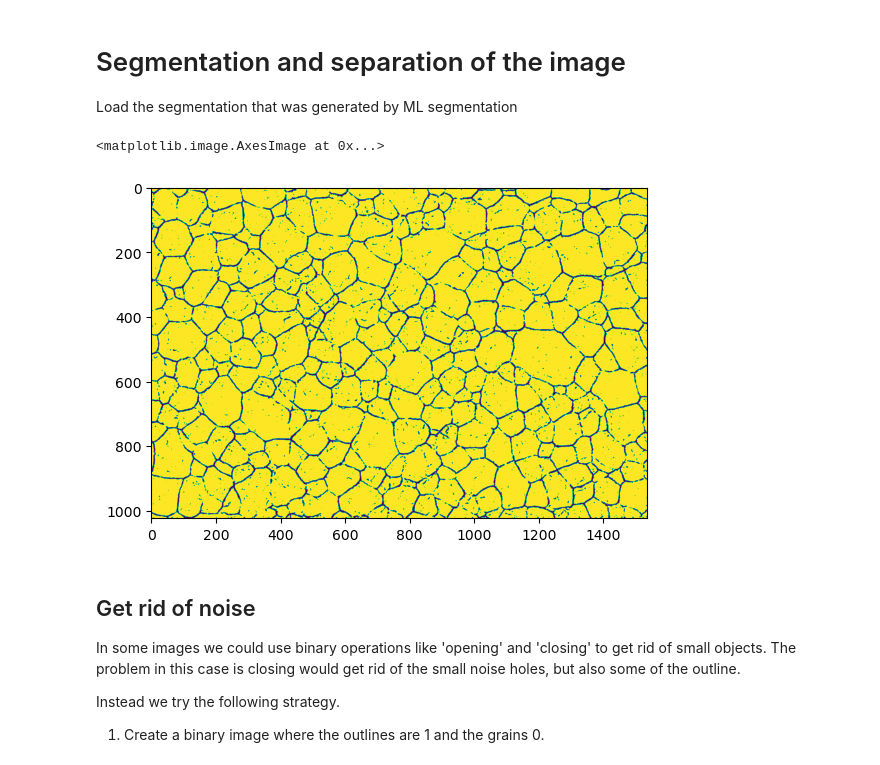
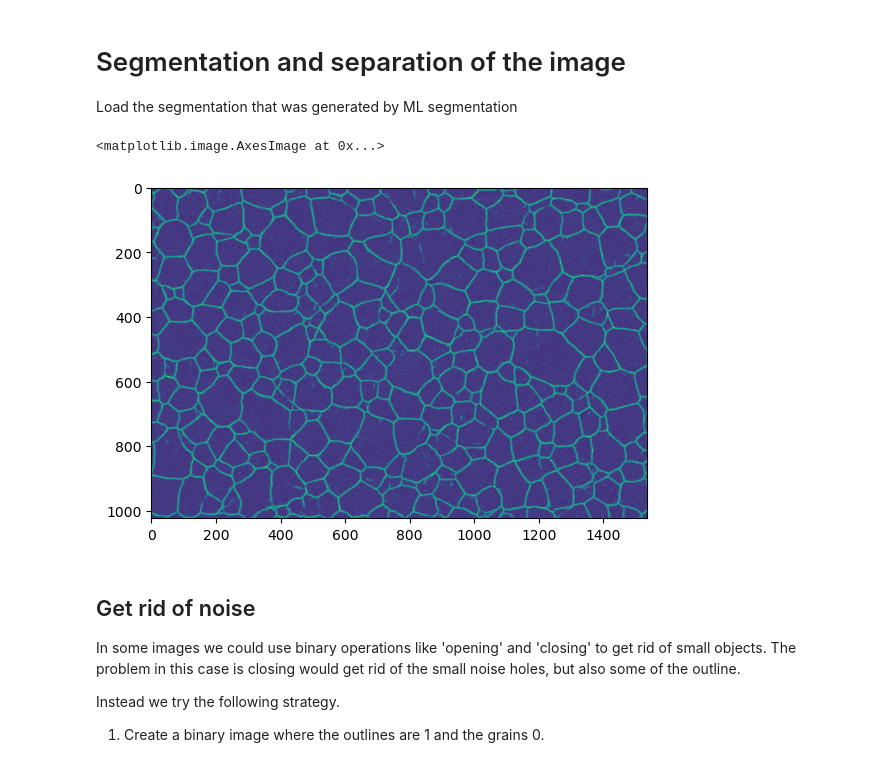
Before and after one commit to True-North-Intelligent-Algorithms/tnia-python, a Jupyter notebook: notebooks/imagesc/2024_03_05_sem_grain_size/20_clean_and_separate_object.ipynb, the cells around one changed output. Drawn from its saved outputs; the diff is of its cells as text; code cells hidden in the pictures.

```diff
--- a/notebooks/imagesc/2024_03_05_sem_grain_size/20_clean_and_separate_object.ipynb
+++ b/notebooks/imagesc/2024_03_05_sem_grain_size/20_clean_and_separate_object.ipynb
@@ -5,19 +5,21 @@ Load the segmentation that was generated by ML segmentation
 # %%
 from skimage.io import imread
 from pathlib import Path
 from matplotlib import pyplot as plt
 import napari
 
 tnia_images_path = Path("D:/images/tnia-python-images")
 parent_path = tnia_images_path / "imagesc/2024_03_05_sem_grain_size"
 
 image = imread(str(parent_path / ("SEM.tif")))
+
 segmented = imread(str(parent_path / ("segmented.tif")))
+segmented = imread(str(parent_path / ("CNN_segmentation.tif")))
 
 plt.imshow(segmented)
 # %% [output]
 <matplotlib.image.AxesImage at 0x...>
-[figure, old version]
+[figure, new version]
 # %% [markdown]
 ## Get rid of noise
 
```
Also changed, not shown: parts of 1 cell of this notebook, 1 other file.
